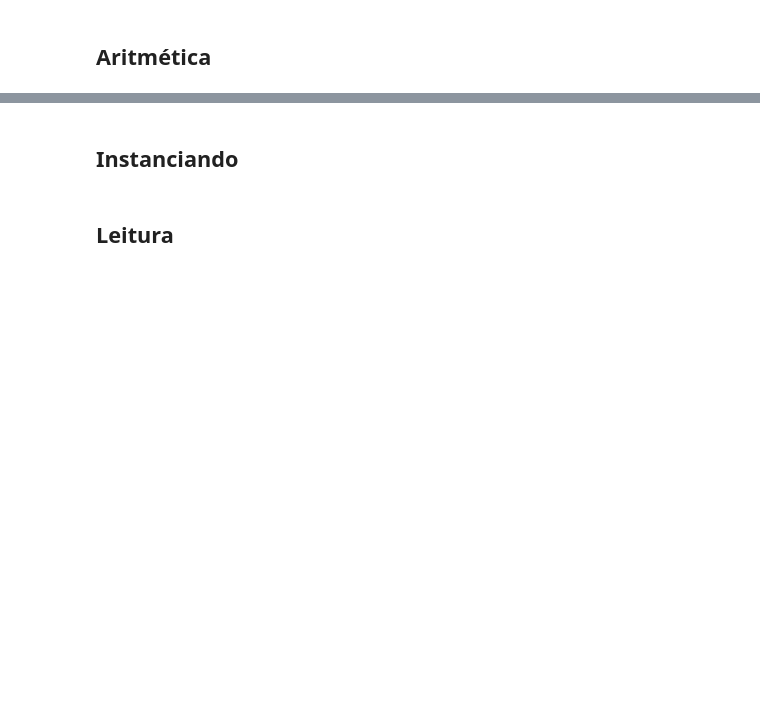
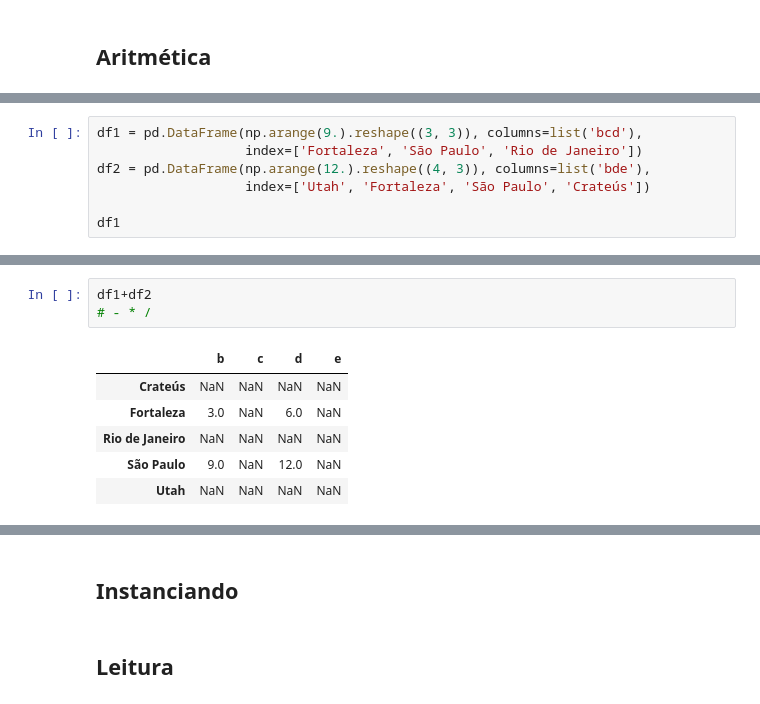
Before and after one commit to abevieiramota/course-python-data-analysis1, a Jupyter notebook: 03 - Introdução ao pandas.ipynb, the cells around one changed output, grey strips where cells are left out. Cells and saved outputs as stored; diff of their text form; blank space fills up the shorter version.

```diff
--- a/03 - Introdução ao pandas.ipynb
+++ b/03 - Introdução ao pandas.ipynb
@@ -434,0 +478,7 @@ ff
+# %%
+df1 = pd.DataFrame(np.arange(9.).reshape((3, 3)), columns=list('bcd'),
+                   index=['Fortaleza', 'São Paulo', 'Rio de Janeiro'])
+df2 = pd.DataFrame(np.arange(12.).reshape((4, 3)), columns=list('bde'),
+                   index=['Utah', 'Fortaleza', 'São Paulo', 'Crateús'])
+
+df1
@@ -434,0 +498,10 @@ ff
+# %%
+df1+df2
+# - * /
+# %% [output]
+|  | b | c | d | e |
+| Crateús | NaN | NaN | NaN | NaN |
+| Fortaleza | 3.0 | NaN | 6.0 | NaN |
+| Rio de Janeiro | NaN | NaN | NaN | NaN |
+| São Paulo | 9.0 | NaN | 12.0 | NaN |
+| Utah | NaN | NaN | NaN | NaN |
```
Also changed, not shown: parts of 77 cells of this notebook.
